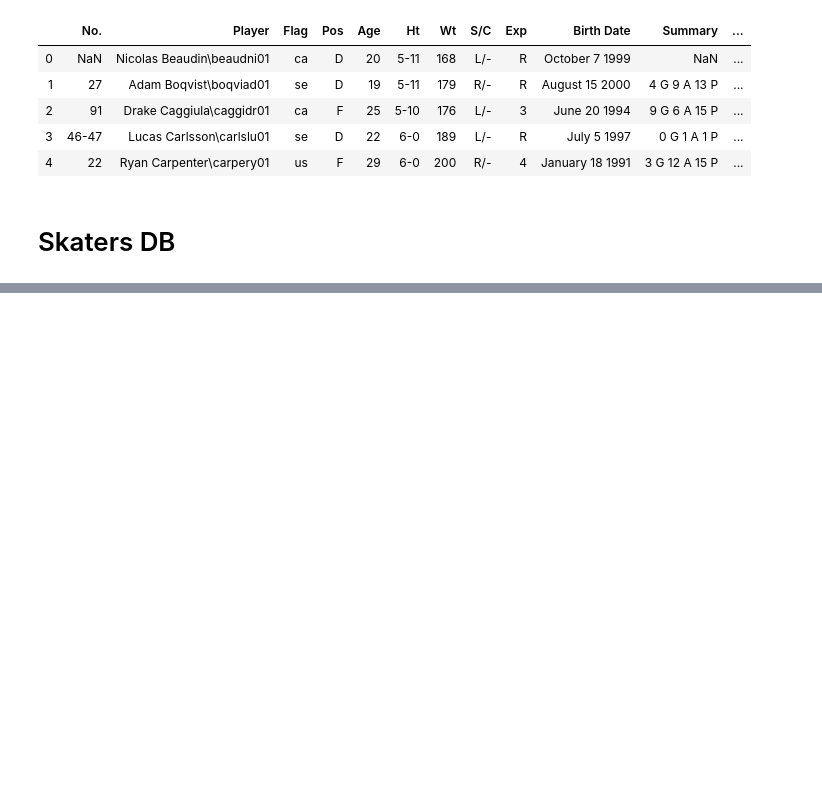
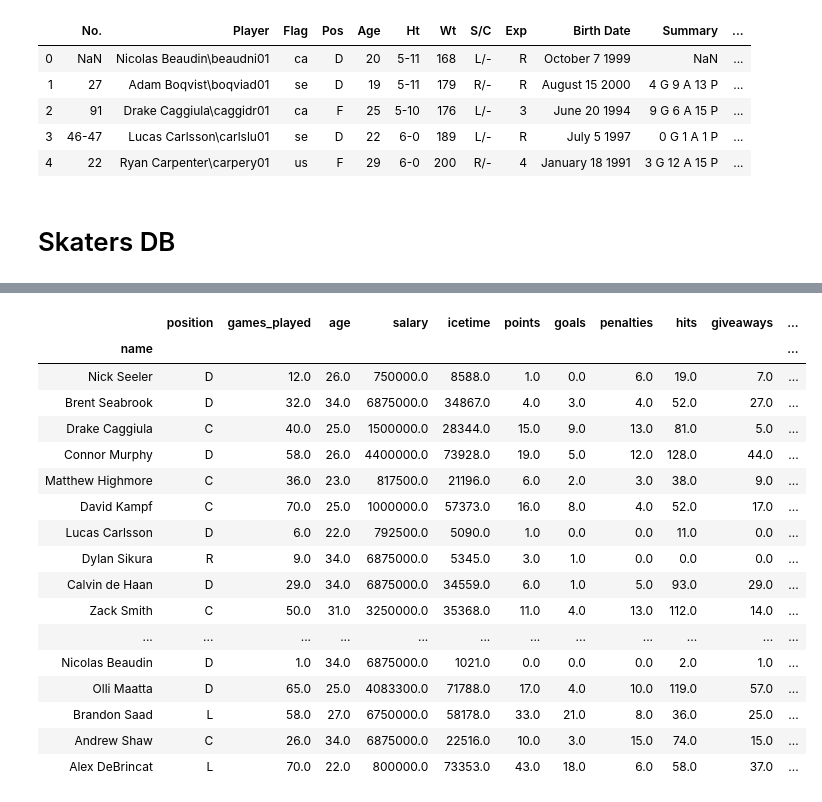
Before and after one commit to andrewcole33/blackhawks_salary_analysis, a Jupyter notebook: scratch.ipynb, the cells around one changed output, grey strips where cells are left out. Drawn from its saved outputs; the diff is of its cells as text; code cells hidden in the pictures; blank space fills up the shorter version.

```diff
--- a/scratch.ipynb
+++ b/scratch.ipynb
@@ -112,6 +115,7 @@ empty_player_dicts = [seabrook, sikura, dehaan, gilbert, nylander, quenneville,
 cols_replace = ['nationality', 'age', 'ht', 'wt', 'hand', 'exp', 'salary']
 # %%
 for player in empty_players:
-    full_hawks_df[full_hawks_df.name == player] = full_hawks_df.fillna(pdict)
+    for pdict in empty_player_dicts:
+        full_hawks_df[full_hawks_df.name == player] = full_hawks_df.fillna(pdict)
 # %%
-full_hawks_df.drop(full_hawks_df.tail(1).index, inplace = True)
+df = full_hawks_df.drop(full_hawks_df.tail(1).index)
@@ -138,0 +122,4 @@ full_hawks_df
+# %%
+df_cols = df.columns.tolist()
+cols = [x.lower().replace('i_f_', "") for x in df_cols]
+df.columns = cols
@@ -138,0 +148,24 @@ full_hawks_df
+# %%
+df_viz = df[['name','position','games_played', 'age', 'salary', 'icetime', 'points', 'goals', 'penalties', 'hits', 'giveaways', 'takeaways']]
+df_viz['assists'] = df.primaryassists + df.secondaryassists
+# %%
+df_viz.set_index('name')
+# %% [output]
+|  | position | games_played | age | salary | icetime | points | goals | penalties | hits | giveaways | ... |
+| name |  |  |  |  |  |  |  |  |  |  | ... |
+| Nick Seeler | D | 12.0 | 26.0 | 750000.0 | 8588.0 | 1.0 | 0.0 | 6.0 | 19.0 | 7.0 | ... |
+| Brent Seabrook | D | 32.0 | 34.0 | 6875000.0 | 34867.0 | 4.0 | 3.0 | 4.0 | 52.0 | 27.0 | ... |
+| Drake Caggiula | C | 40.0 | 25.0 | 1500000.0 | 28344.0 | 15.0 | 9.0 | 13.0 | 81.0 | 5.0 | ... |
+| Connor Murphy | D | 58.0 | 26.0 | 4400000.0 | 73928.0 | 19.0 | 5.0 | 12.0 | 128.0 | 44.0 | ... |
+| Matthew Highmore | C | 36.0 | 23.0 | 817500.0 | 21196.0 | 6.0 | 2.0 | 3.0 | 38.0 | 9.0 | ... |
+| David Kampf | C | 70.0 | 25.0 | 1000000.0 | 57373.0 | 16.0 | 8.0 | 4.0 | 52.0 | 17.0 | ... |
+| Lucas Carlsson | D | 6.0 | 22.0 | 792500.0 | 5090.0 | 1.0 | 0.0 | 0.0 | 11.0 | 0.0 | ... |
+| Dylan Sikura | R | 9.0 | 34.0 | 6875000.0 | 5345.0 | 3.0 | 1.0 | 0.0 | 0.0 | 0.0 | ... |
+| Calvin de Haan | D | 29.0 | 34.0 | 6875000.0 | 34559.0 | 6.0 | 1.0 | 5.0 | 93.0 | 29.0 | ... |
+| Zack Smith | C | 50.0 | 31.0 | 3250000.0 | 35368.0 | 11.0 | 4.0 | 13.0 | 112.0 | 14.0 | ... |
+| ... | ... | ... | ... | ... | ... | ... | ... | ... | ... | ... | ... |
+| Nicolas Beaudin | D | 1.0 | 34.0 | 6875000.0 | 1021.0 | 0.0 | 0.0 | 0.0 | 2.0 | 1.0 | ... |
+| Olli Maatta | D | 65.0 | 25.0 | 4083300.0 | 71788.0 | 17.0 | 4.0 | 10.0 | 119.0 | 57.0 | ... |
+| Brandon Saad | L | 58.0 | 27.0 | 6750000.0 | 58178.0 | 33.0 | 21.0 | 8.0 | 36.0 | 25.0 | ... |
+| Andrew Shaw | C | 26.0 | 34.0 | 6875000.0 | 22516.0 | 10.0 | 3.0 | 15.0 | 74.0 | 15.0 | ... |
+| Alex DeBrincat | L | 70.0 | 22.0 | 800000.0 | 73353.0 | 43.0 | 18.0 | 6.0 | 58.0 | 37.0 | ... |
```
Also changed, not shown: parts of 4 cells of this notebook, 2 other files.
